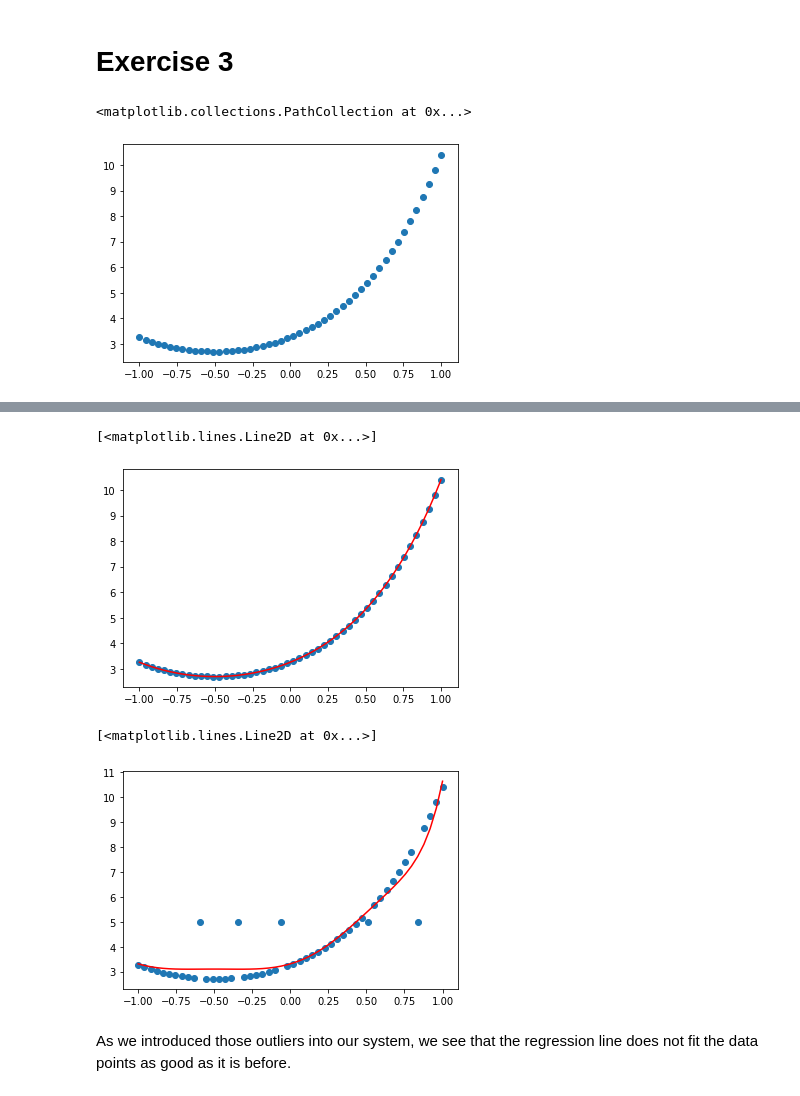
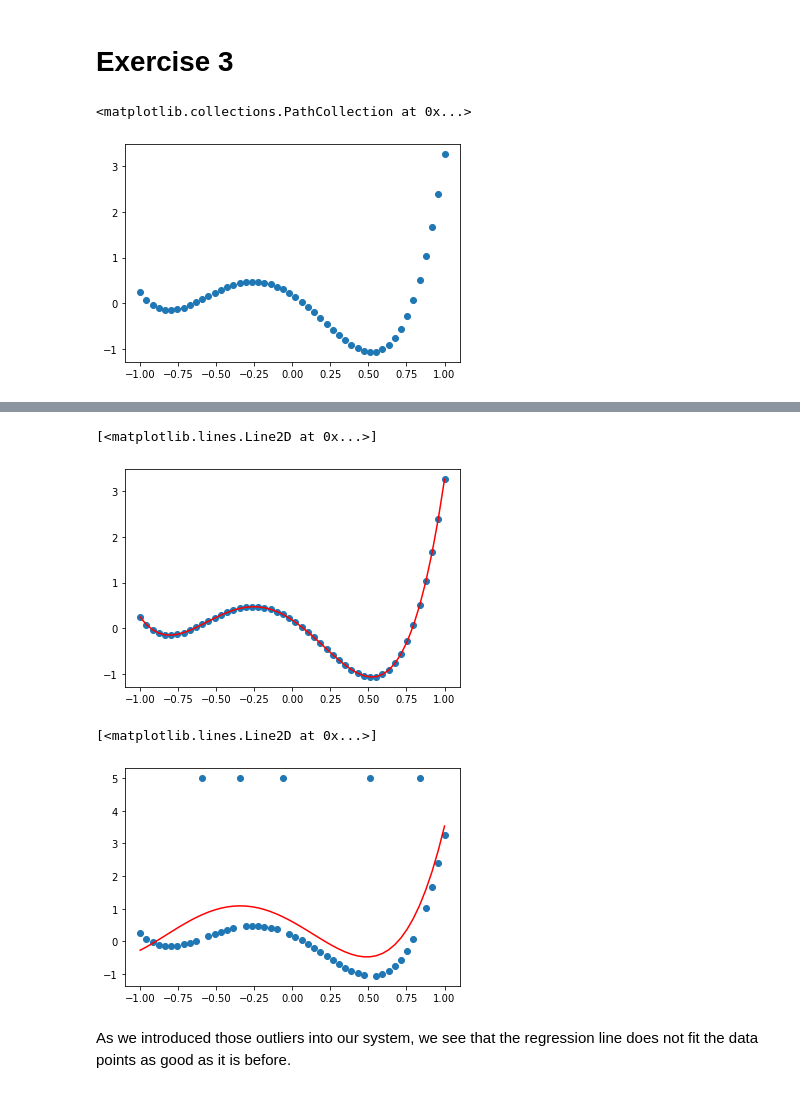
Before and after one commit to Mrxiangli/ECE595, a Jupyter notebook: hw1/HW1.ipynb, the cells around one changed output, grey strips where cells are left out. Cells and saved outputs as stored; diff of their text form; code cells hidden in the pictures.

```diff
--- a/hw1/HW1.ipynb
+++ b/hw1/HW1.ipynb
@@ -202,17 +204,17 @@ The result from c(i) and (ii) support the theoretical dinding from part b, they
 # %%
 # 3-a
 mu = 0
-sig = 0.01
+sig = 0.2
 x = np.linspace(-1,1,50)
 beta = np.array([-0.001, 0.01, 0.55, 1.5, 1.2])
-Ls = np.array([eval_legendre(x,0), eval_legendre(x,1), eval_legendre(x,2), eval_legendre(x,3), eval_legendre(x,4)])
-err = np.random.normal(mu, sig, 1)
+Ls = np.array([eval_legendre(0,x), eval_legendre(1,x), eval_legendre(2,x), eval_legendre(3,x), eval_legendre(4,x)])
+err = np.random.normal(mu, sig**2, 1)
 y = beta@Ls+err
 fig,ax0 = plt.subplots()
 ax0.scatter(x,y)
 # %% [output]
 <matplotlib.collections.PathCollection at 0x...>
-[figure, old version]
+[figure, new version]
 # %% [markdown]
 #3-b
 
@@ -230,7 +232,7 @@ ax0.scatter(x,y)
 ax0.plot(x,new_y,color="r")
 # %% [output]
 [<matplotlib.lines.Line2D at 0x...>]
-[figure, old version]
+[figure, new version]
 # %%
 # 3-d
 idx = [10, 16, 23, 37, 45]
@@ -241,7 +243,7 @@ plt.scatter(x,new_y)
 plt.plot(x,new_y_noise,color="r")
 # %% [output]
 [<matplotlib.lines.Line2D at 0x...>]
-[figure, old version]
+[figure, new version]
 # %% [markdown]
 As we introduced those outliers into our system, we see that the regression line does not fit the data points as good as it is before.
 # %% [markdown]
```
Also changed, not shown: parts of 3 cells of this notebook.
